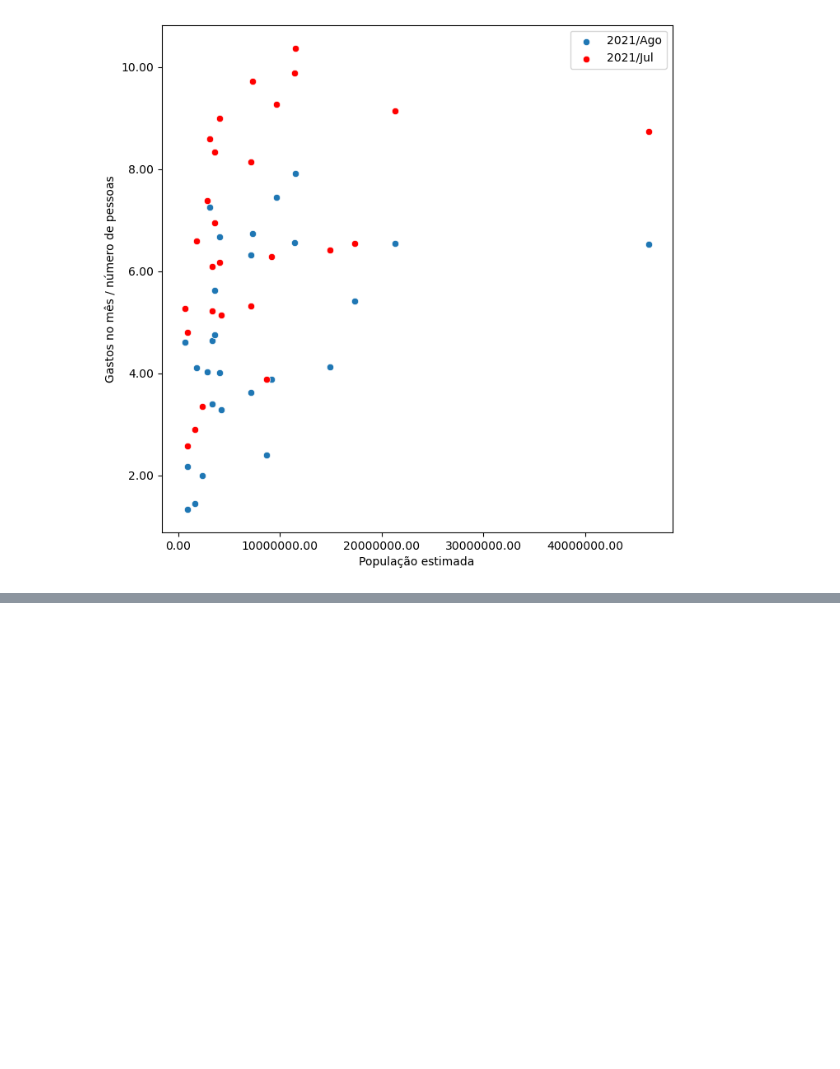
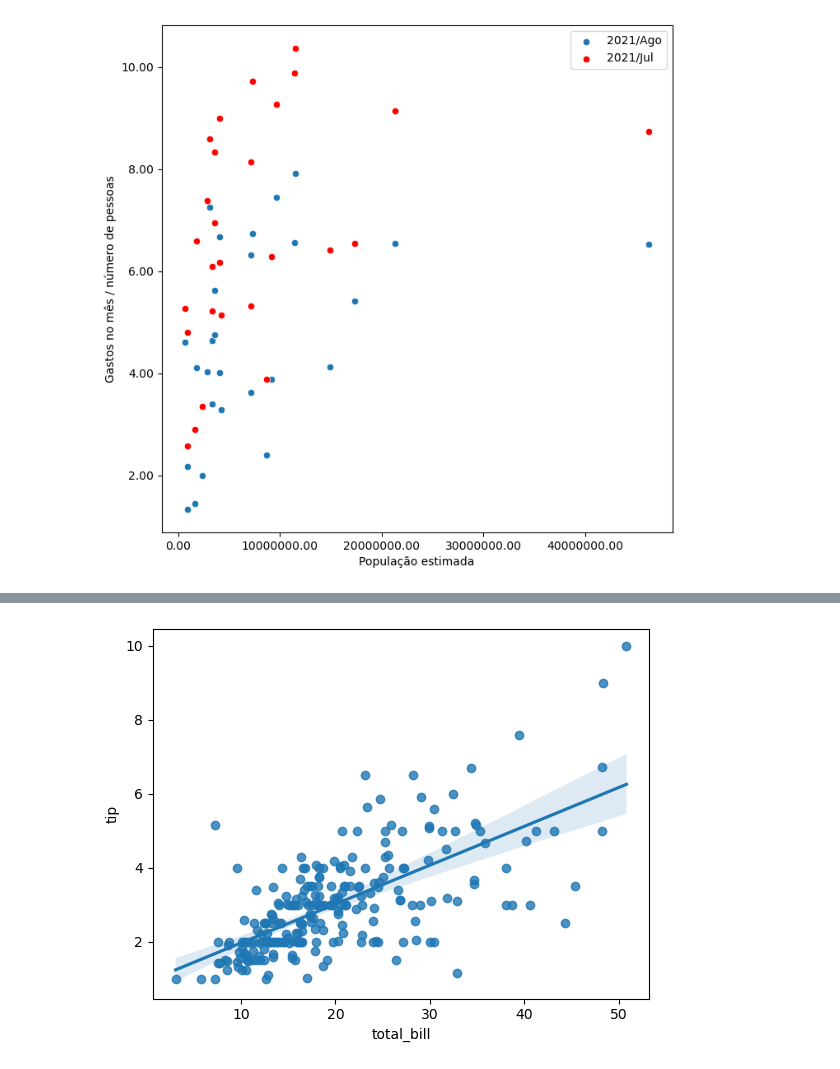
Before and after one commit to johnnathan862/pos-tech-data-analytics, a Jupyter notebook: fase_1/visualizacao_de_dados/aula_2/proporcionalidade_e_seaborn.ipynb, the cells around one changed output, grey strips where cells are left out. Cells and saved outputs as stored; diff of their text form; code cells hidden in the pictures; blank space fills up the shorter version.

```diff
--- a/fase_1/visualizacao_de_dados/proporcionalidade_e_seaborn.ipynb
+++ b/fase_1/visualizacao_de_dados/aula_2/proporcionalidade_e_seaborn.ipynb
@@ -141,0 +182,14 @@ plt.show()
+# %%
+import seaborn as sns
+import matplotlib.pyplot as plt
+
+# Carregar o dataset de exemplo tips
+tips = sns.load_dataset("tips")
+
+# Criar um gráfico de regressão linear usando "total_bill" como variável independente e "tip" como variável dependente
+sns.regplot(x="total_bill", y="tip", data=tips)
+
+# Mostrar o gráfico
+plt.show()
+# %% [output]
+[figure, added]
```
Also changed, not shown: parts of 7 cells of this notebook.
